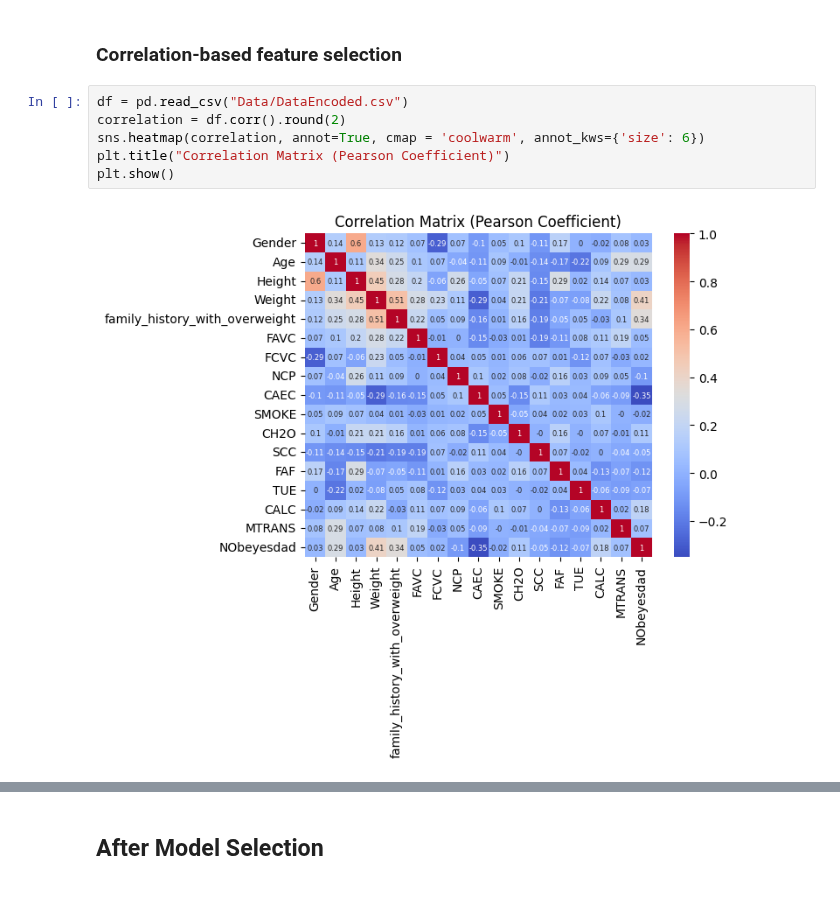
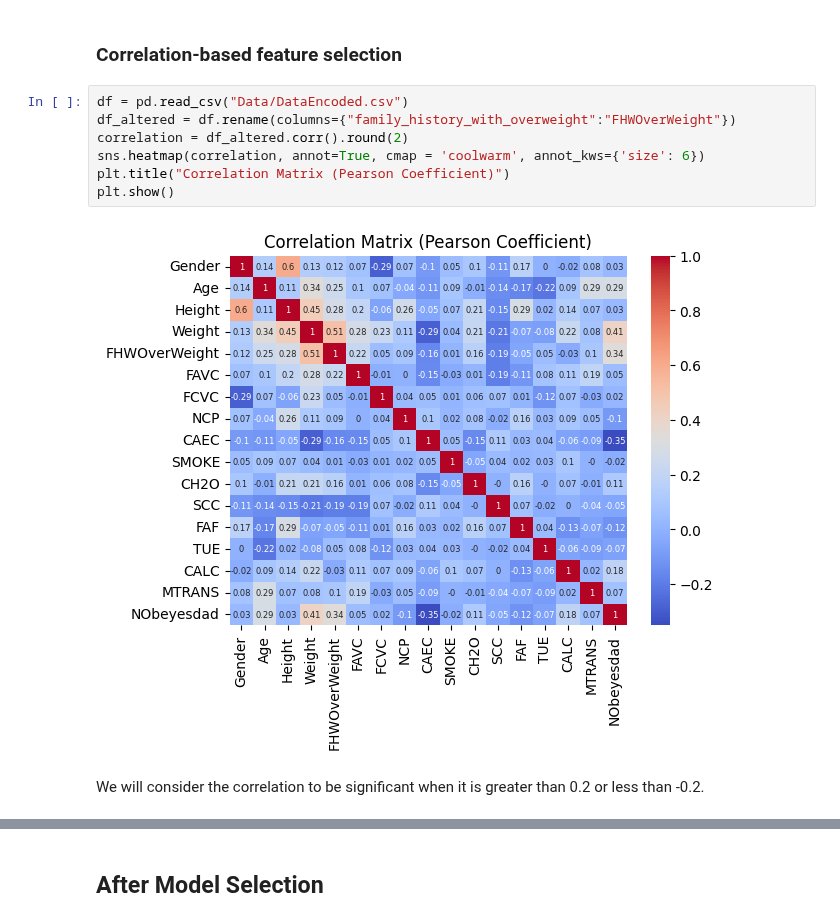
Before and after one commit to xvxvdee/CPS844_Assignment, a Jupyter notebook: Attribute_Selection.ipynb, the cells around one changed output, grey strips where cells are left out. Saved outputs shown, nothing was run; the diff lists cells and outputs as text; blank space fills up the shorter version.

```diff
--- a/Attribute_Selection.ipynb
+++ b/Attribute_Selection.ipynb
@@ -10,9 +46,12 @@ import seaborn as sns
 <h3>Correlation-based feature selection</h3>
 # %%
 df = pd.read_csv("Data/DataEncoded.csv")
-correlation = df.corr().round(2)
+df_altered = df.rename(columns={"family_history_with_overweight":"FHWOverWeight"})
+correlation = df_altered.corr().round(2)
 sns.heatmap(correlation, annot=True, cmap = 'coolwarm', annot_kws={'size': 6})
 plt.title("Correlation Matrix (Pearson Coefficient)")
 plt.show()
 # %% [output]
-[figure, old version]
+[figure, new version]
+# %% [markdown]
+We will consider the correlation to be significant when it is greater than 0.2 or less than -0.2.
```
Also changed, not shown: parts of 4 cells of this notebook.
